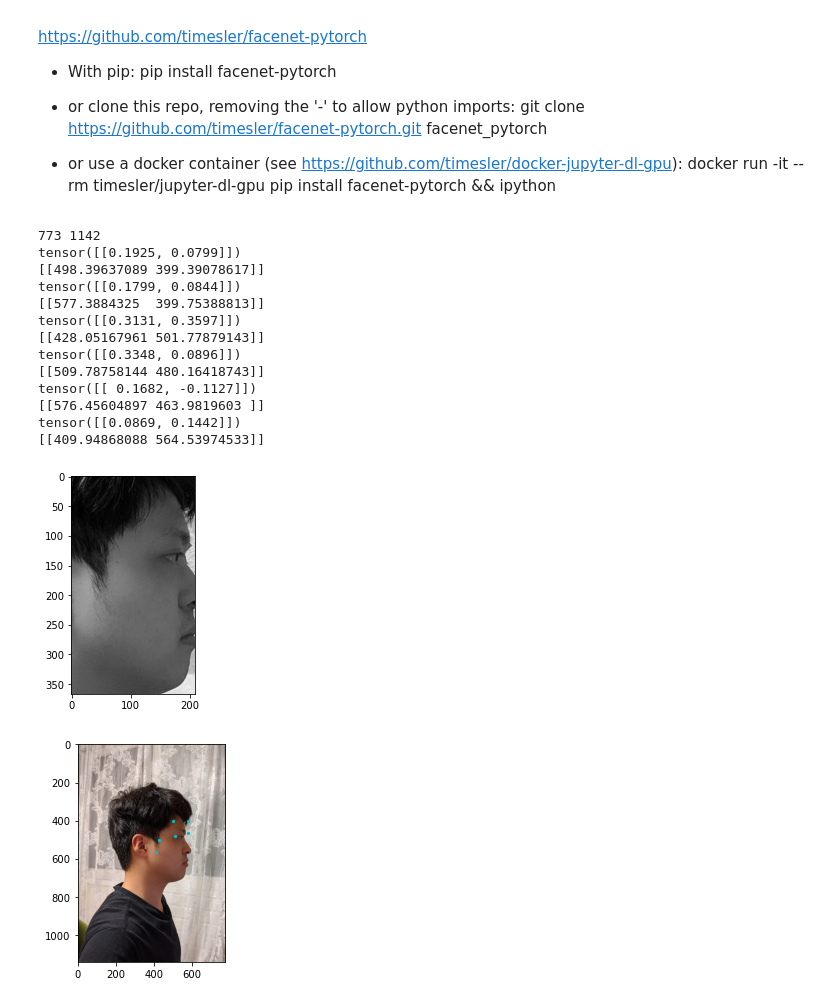
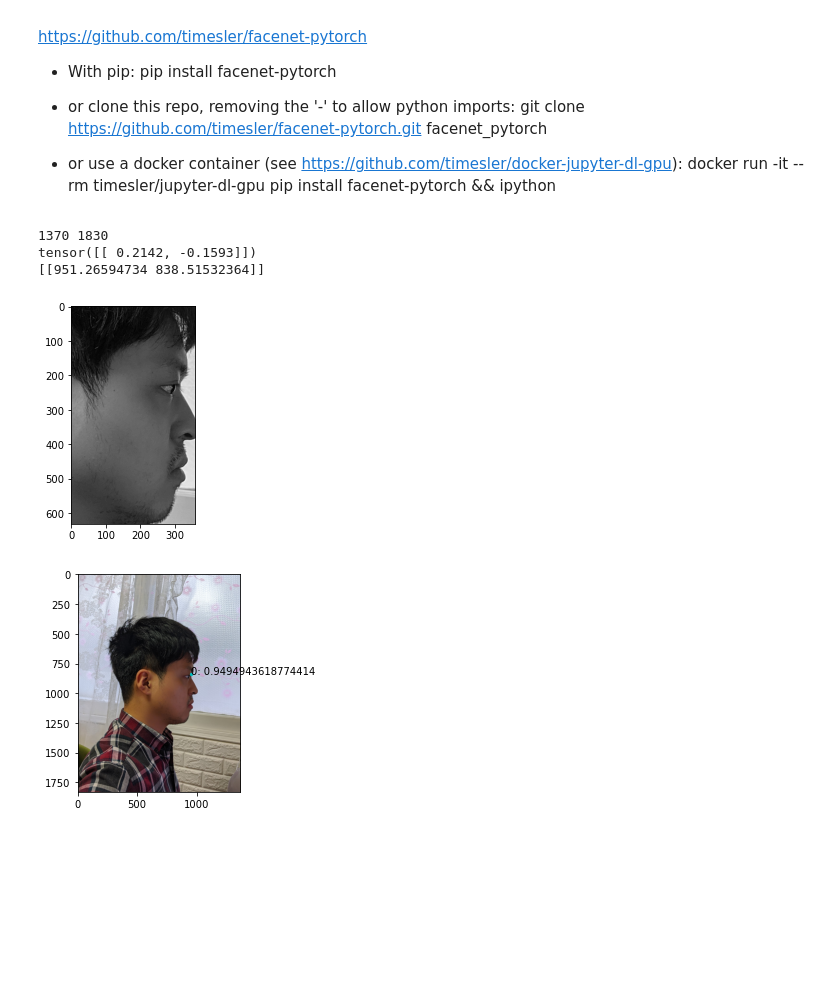
Before and after one commit to 2wind/LandmarkDetector, a Jupyter notebook: sortout.ipynb, the cells around one changed output. Cells and saved outputs as stored; diff of their text form; code cells hidden in the pictures; blank space fills up the shorter version.

Commit message:
updated patchwork to better utilize eyepatch

```diff
--- a/sortout.ipynb
+++ b/sortout.ipynb
@@ -489,6 +489,18 @@ def crop_image(image, size):
             p0s.append((j, i))
 
     return images, p0s
+def crop_image_at_left(image, size):
+    images = []
+    p0s = []
+    width, height = image.size
+    for i in range(0, height, size):
+        j = width - size
+        box = (j, i, j+size, i+size)
+        a = image.crop(box)
+        images.append(a)
+        p0s.append((j, i))
+
+    return images, p0s
 # %%
 class PatchNetwork(nn.Module):
     def __init__(self,num_classes=2):
@@ -523,9 +535,9 @@ start = time.time()
 mtcnn = MTCNN(image_size=224, device=device)
 
 #######################################################################
-image_path = 'prop.jpg'
+image_path = 'profile.jpg'
 
-patch_size = 80
+patch_size = 160
 
 
 #######################################################################
@@ -550,7 +562,7 @@ x0, y0, x1, y1 = int(x0), int(y0), int(x1), int(y1)
 # image = TF.crop(grayscale_image, y0, x0, y1-y0, x1-x0)
 image = TF.crop(grayscale_image, y0, x0, y1-y0, x1-x0)
 plt.imshow(image, cmap='gray')
-patches, p0s = crop_image(image, patch_size)
+patches, p0s = crop_image_at_left(image, patch_size)
 
 slot = [[], [], [], [], [], []]
 
@@ -571,59 +583,53 @@ for i in range(len(patches)):
       possiblity = base_network(patch.unsqueeze(0))
 
    for i in range(6):
       prob = possiblity[0][i]
       #print(p0, i, prob)
-      if prob > 0.95:
-         slot[i].append((patch, p0))
+      if prob > 0.9:
+         slot[i].append((patch, p0, prob))
 
 patch_net = PatchNetwork(num_classes=2)
 patch_net.load_state_dict(torch.load(f"model/0526_1005_29@2_100_face_landmarks_patch__resnext50.tar")['network_state_dict'])
 patch_net.eval()
 
 
 all_landmarks = []
 #for each_patches in slot:
 each_patches = slot[0]
-for (patch, p0) in each_patches:
-   # second inference using landmark and bounding box
-   # use for i in range(6) for real case.
-   # for testing, testing using landmarks[0,0:2]
-   patch = TF.resize(patch, (224, 224))
+max_prob = max(each_patches, key=lambda val: val[2])
+
+#for (patch, p0, prob) in each_patches:
+patch, p0, prob = max_prob
+# second inference using landmark and bounding box
+# use for i in range(6) for real case.
+# for testing, testing using landmarks[0,0:2]
+patch = TF.resize(patch, (224, 224))
 
 
-   with torch.no_grad():
-         single_landmark = patch_net(patch.unsqueeze(0))
+with torch.no_grad():
+      single_landmark = patch_net(patch.unsqueeze(0))
 
-   print(single_landmark)
+print(single_landmark)
 
-   single_landmark = (single_landmark.view(1,2).detach().numpy() + 0.5) * np.array([[patch_size,patch_size]]) + np.array([p0]) + np.array([[x0, y0]])
-   print(single_landmark)
-   all_landmarks.append((0, single_landmark)) # 0 here is landmark 0(29@2)
+single_landmark = (single_landmark.view(1,2).detach().numpy() + 0.5) * np.array([[patch_size,patch_size]]) + np.array([p0]) + np.array([[x0, y0]])
+print(single_landmark)
+all_landmarks.append((0, prob, single_landmark)) # 0 here is landmark 0(29@2)
 
 plt.figure()
 plt.imshow(input_image)
-for (number, ld) in all_landmarks:
+for (number, prob, ld) in all_landmarks:
    plt.scatter(ld[:,0], ld[:,1], c = 'c', s = 5)
+   plt.text(ld[:,0], ld[:,1], f"{number}: {prob}")
 plt.savefig('result.png', dpi=300)
 plt.show()
 
 end = time.time()
 print(f"took about {end - start}s")
 print(f"from image open, took {end - image_open}s")
 print(f"from inference, took {end - from_image_inference}s")
 # %% [output]
-773 1142
-tensor([[0.1925, 0.0799]])
-[[498.39637089 399.39078617]]
-tensor([[0.1799, 0.0844]])
-[[577.3884325  399.75388813]]
-tensor([[0.3131, 0.3597]])
-[[428.05167961 501.77879143]]
-tensor([[0.3348, 0.0896]])
-[[509.78758144 480.16418743]]
-tensor([[ 0.1682, -0.1127]])
-[[576.45604897 463.9819603 ]]
-tensor([[0.0869, 0.1442]])
-[[409.94868088 564.53974533]]
+1370 1830
+tensor([[ 0.2142, -0.1593]])
+[[951.26594734 838.51532364]]
-[figure, old version]
+[figure, new version]
-[figure, old version]
+[figure, new version]
```
Also changed, not shown: parts of 1 cell of this notebook, 1 other file.
